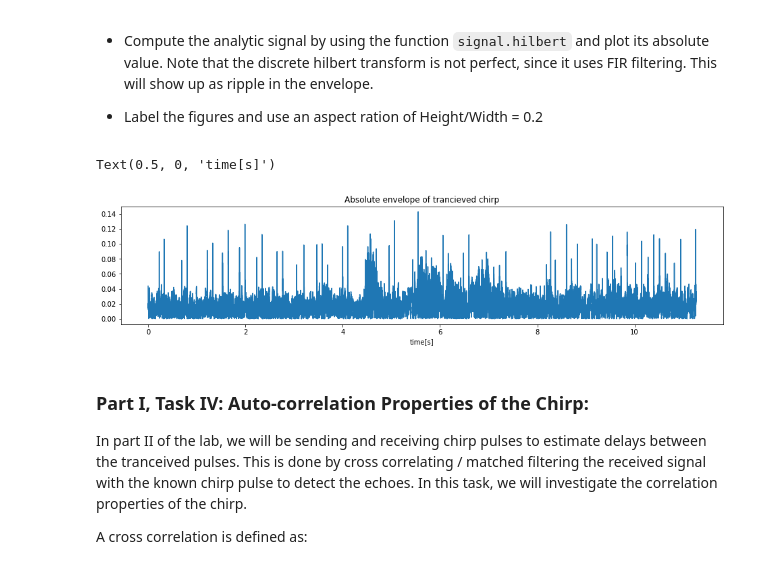
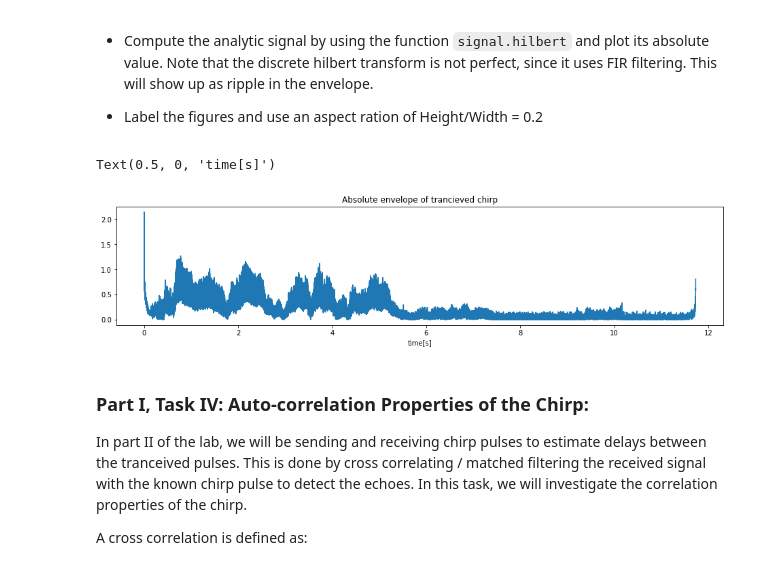
Before and after one commit to EricNRodriguez/ELEC3305_sonar, a Jupyter notebook: sonarpackage/TimeDomain-Sonar.ipynb, the cells around one changed output. Saved outputs shown, nothing was run; the diff lists cells and outputs as text; code cells hidden in the pictures.

```diff
--- a/sonarpackage/TimeDomain-Sonar.ipynb
+++ b/sonarpackage/TimeDomain-Sonar.ipynb
@@ -336,20 +321,21 @@ The envelope can be detected by taking the magnitude.
 # %%
 width, height = figaspect(0.2)
 fig1 = figure(figsize=(width,height))
 
 ## Your lovely code here:
-env = signal.hilbert(rcv_chirp)
+rcv_chirp_a = rcv_chirp + 1j*signal.hilbert(rcv_chirp)
+env = abs(rcv_chirp_a)
 
 #Create time scale
 t = np.r_[0:(len(env)/48000):(1/48000)]
 
 #plot:
 plt.plot(t, abs( env ) )
 plt.title('Absolute envelope of trancieved chirp')
 plt.xlabel('time[s]')
 # %% [output]
 Text(0.5, 0, 'time[s]')
-[figure, old version]
+[figure, new version]
 # %% [markdown]
 ### Part I, Task IV: Auto-correlation Properties of the Chirp:
 
```
Also changed, not shown: parts of 6 cells of this notebook.
